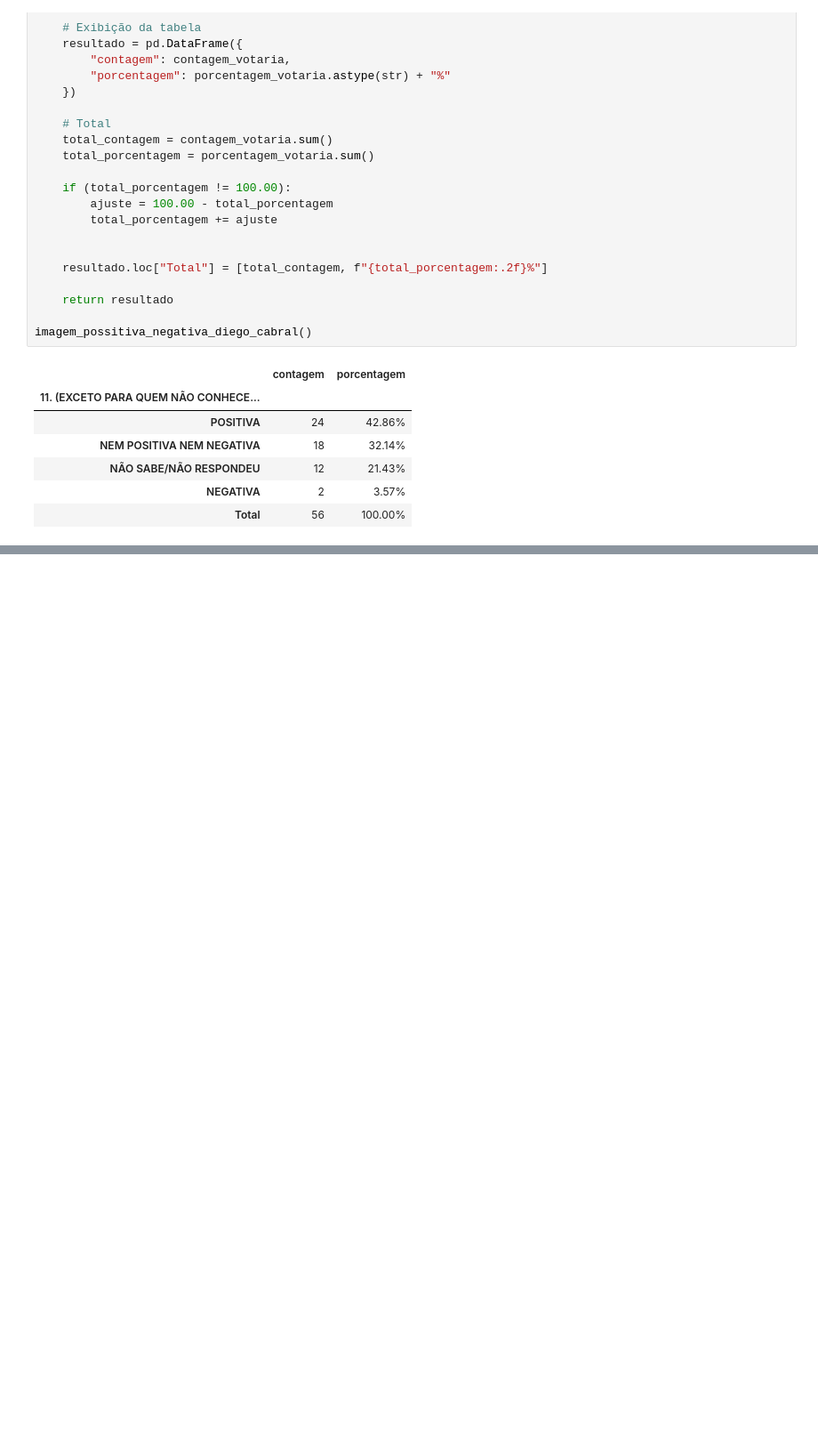
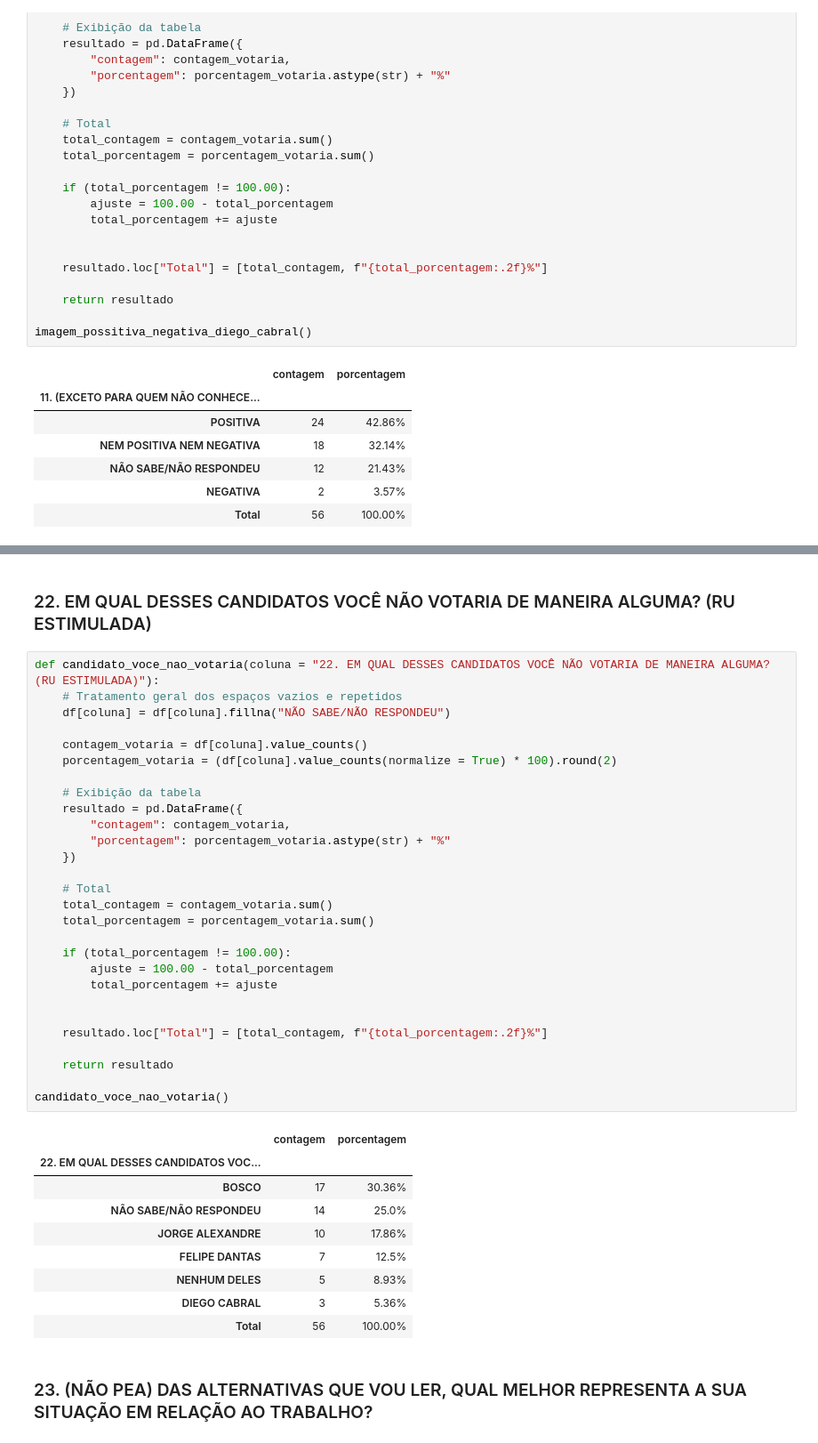
Before and after one commit to JoaoBoscoDuarte/Analise-Tratamento_Dados, a Jupyter notebook: analise.ipynb, the cells around one changed output, grey strips where cells are left out. Shown at 89% size. Drawn from its saved outputs; the diff is of its cells as text; blank space fills up the shorter version.

```diff
--- a/analise.ipynb
+++ b/analise.ipynb
@@ -478,0 +895,42 @@ imagem_possitiva_negativa_diego_cabral()
+# %% [markdown]
+### 22. EM QUAL DESSES CANDIDATOS VOCÊ NÃO VOTARIA DE MANEIRA ALGUMA? (RU ESTIMULADA)
+# %%
+def candidato_voce_nao_votaria(coluna = "22. EM QUAL DESSES CANDIDATOS VOCÊ NÃO VOTARIA DE MANEIRA ALGUMA? (RU ESTIMULADA)"):
+    # Tratamento geral dos espaços vazios e repetidos
+    df[coluna] = df[coluna].fillna("NÃO SABE/NÃO RESPONDEU")
+
+    contagem_votaria = df[coluna].value_counts()
+    porcentagem_votaria = (df[coluna].value_counts(normalize = True) * 100).round(2)
+
+    # Exibição da tabela
+    resultado = pd.DataFrame({
+        "contagem": contagem_votaria,
+        "porcentagem": porcentagem_votaria.astype(str) + "%"
+    })
+
+    # Total
+    total_contagem = contagem_votaria.sum()
+    total_porcentagem = porcentagem_votaria.sum()
+
+    if (total_porcentagem != 100.00):
+        ajuste = 100.00 - total_porcentagem
+        total_porcentagem += ajuste
+
+
+    resultado.loc["Total"] = [total_contagem, f"{total_porcentagem:.2f}%"]
+
+    return resultado
+
+candidato_voce_nao_votaria()
+# %% [output]
+|  | contagem | porcentagem |
+| 22. EM QUAL DESSES CANDIDATOS VOC... |  |  |
+| BOSCO | 17 | 30.36% |
+| NÃO SABE/NÃO RESPONDEU | 14 | 25.0% |
+| JORGE ALEXANDRE | 10 | 17.86% |
+| FELIPE DANTAS | 7 | 12.5% |
+| NENHUM DELES | 5 | 8.93% |
+| DIEGO CABRAL | 3 | 5.36% |
+| Total | 56 | 100.00% |
+# %% [markdown]
+### 23. (NÃO PEA) DAS ALTERNATIVAS QUE VOU LER, QUAL MELHOR REPRESENTA A SUA SITUAÇÃO EM RELAÇÃO AO TRABALHO?
```
Also changed, not shown: parts of 25 cells of this notebook.
